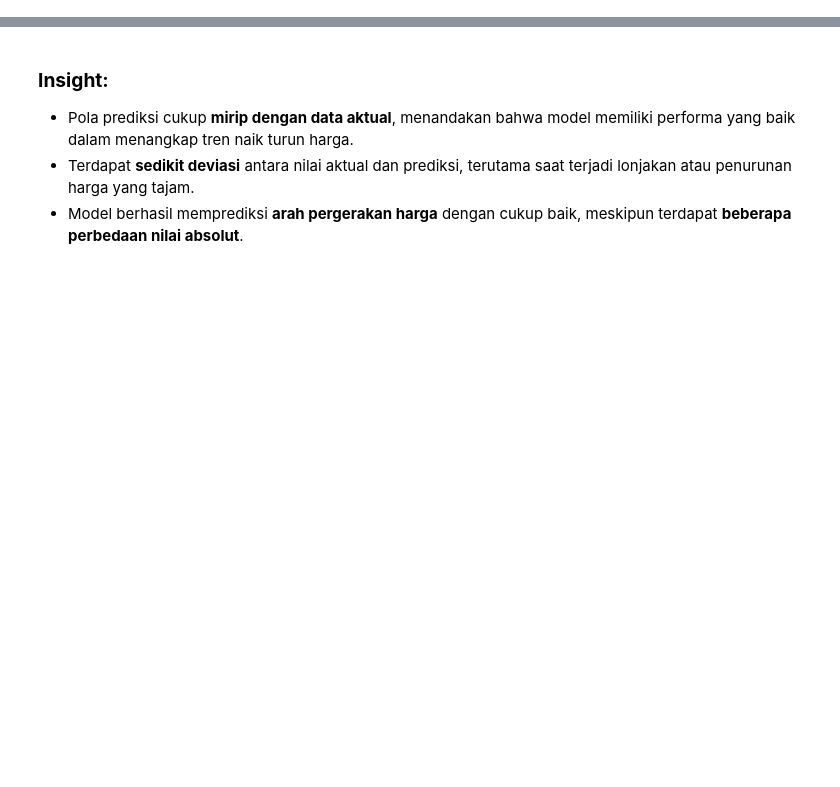
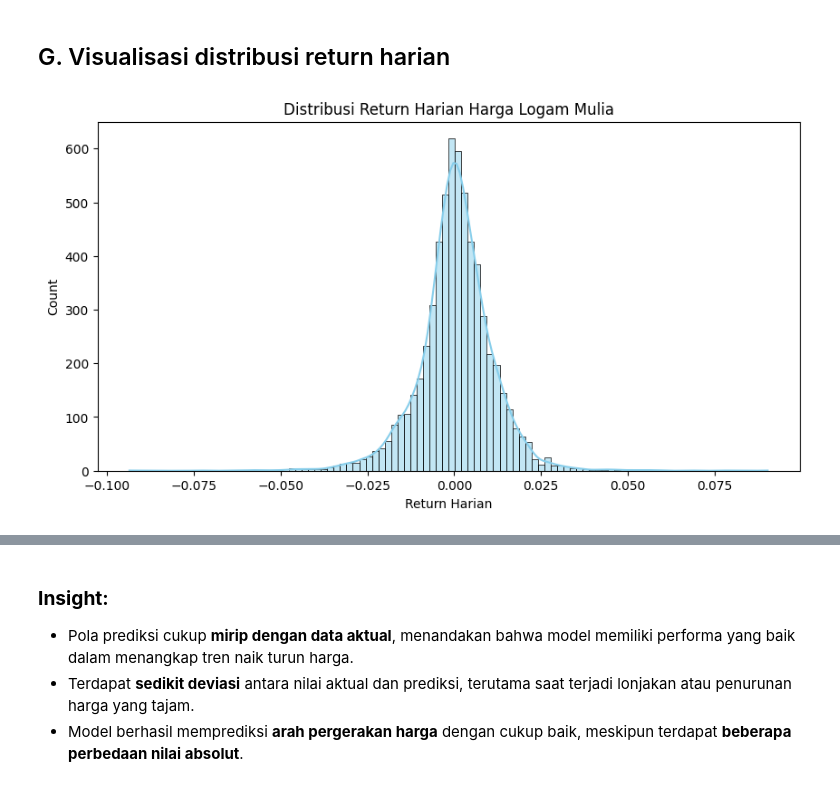
Before and after one commit to covryzne/capstone-goldsight, a Jupyter notebook: Notebook/notebook.ipynb, the cells around one changed output, grey strips where cells are left out. Saved outputs shown, nothing was run; the diff lists cells and outputs as text; code cells hidden in the pictures; blank space fills up the shorter version.

```diff
--- a/Notebook/notebook.ipynb
+++ b/Notebook/notebook.ipynb
@@ -471,0 +210,12 @@ Kode ini digunakan untuk membagi dataset yang telah dibentuk menjadi sekuens men
+# %% [markdown]
+## G. Visualisasi distribusi return harian
+# %%
+gold['daily_return'] = gold['close'].pct_change()
+
+plt.figure(figsize=(10,5))
+sns.histplot(gold['daily_return'].dropna(), bins=100, kde=True, color='skyblue')
+plt.title('Distribusi Return Harian Harga Logam Mulia')
+plt.xlabel('Return Harian')
+plt.show()
+# %% [output]
+[figure, added]
```
Also changed, not shown: parts of 124 cells of this notebook.
